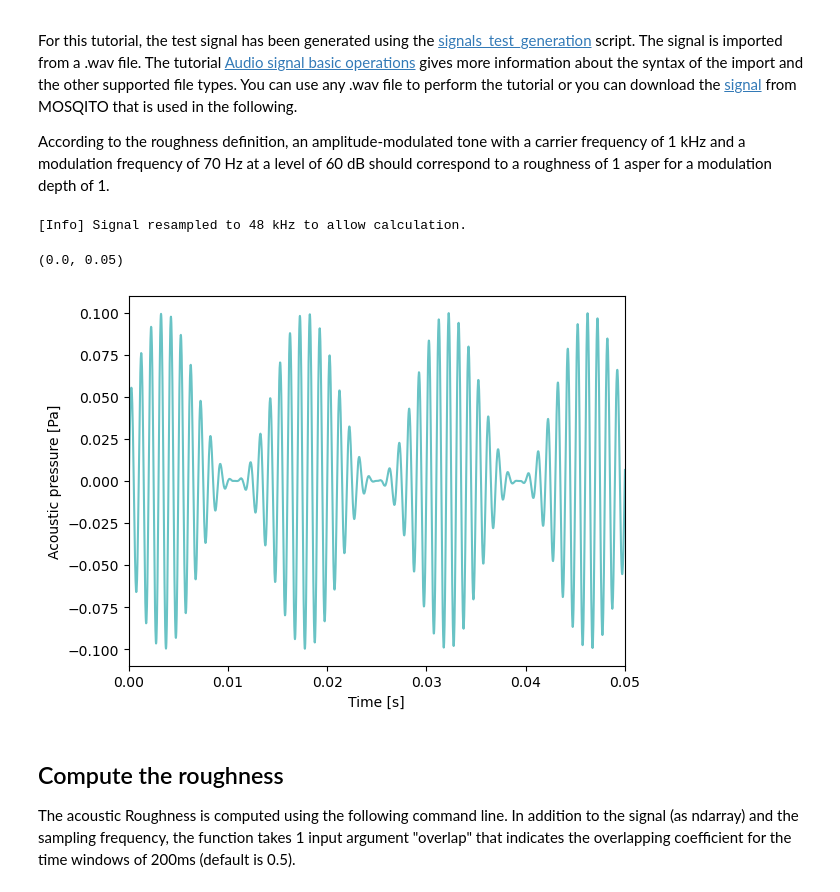
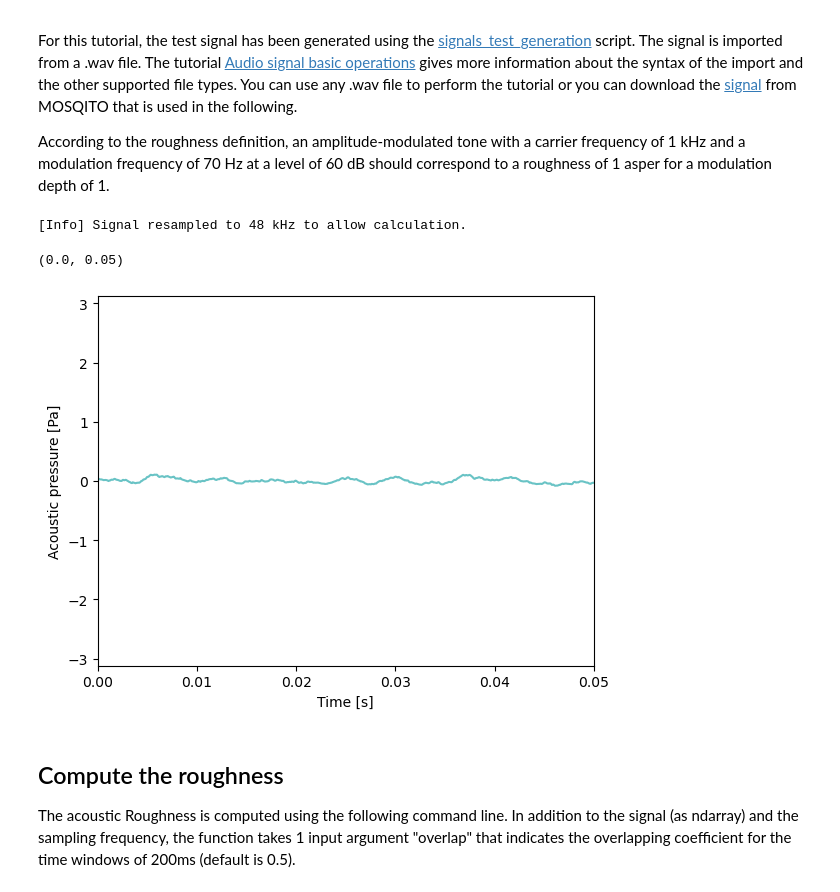
Before and after one commit to santiagocampojurado/MoSQITo, a Jupyter notebook: tutorials/tuto_roughness_dw.ipynb, the cells around one changed output. Drawn from its saved outputs; the diff is of its cells as text; code cells hidden in the pictures.

```diff
--- a/tutorials/tuto_roughness_dw.ipynb
+++ b/tutorials/tuto_roughness_dw.ipynb
@@ -35,21 +35,21 @@ According to the roughness definition, an amplitude-modulated tone with a carrie
 # %%
 # Define path to the .wav file
 # To be replaced by your own path
-path = "../validations/sq_metrics/roughness_dw/input/Test_signal_fc1000_fmod70.wav"
-# path = r"E:\AUDIOS_ID\NOISEPORT_audios_portbilbao\Clips_Audio_NoisePort4.0\espolon_petronor-20221006\peak_clips_l50_\0x1a0f3fd99b9cb830.wav"
+# path = "../validations/sq_metrics/roughness_dw/input/Test_signal_fc1000_fmod70.wav"
+path = r"E:\AUDIOS_ID\NOISEPORT_audios_portbilbao\Clips_Audio_NoisePort4.0\espolon_petronor-20221006\peak_clips_l50_\0x1a0f3fd99b9cb830.wav"
 # load signal
 sig, fs = load(path, wav_calib=2 * 2 **0.5)
 # plot signal
 t = np.linspace(0, (len(sig) - 1) / fs, len(sig))
 plt.figure(1)
 plt.plot(t, sig, color=COLORS[0])
 plt.xlabel('Time [s]')
 plt.ylabel('Acoustic pressure [Pa]')
-plt.xlim((0, 0.05)) # zoom on the first 50 ms
+# plt.xlim((0, 0.05)) # zoom on the first 50 ms
 # %% [output]
 [Info] Signal resampled to 48 kHz to allow calculation.
 (0.0, 0.05)
-[figure, old version]
+[figure, new version]
 # %% [markdown]
 ## Compute the roughness
 The acoustic Roughness is computed using the following command line. In addition to the signal (as ndarray) and the sampling frequency, the function takes 1 input argument "overlap" that indicates the overlapping coefficient for the time windows of 200ms (default is 0.5).
```
Also changed, not shown: 2 other files.
